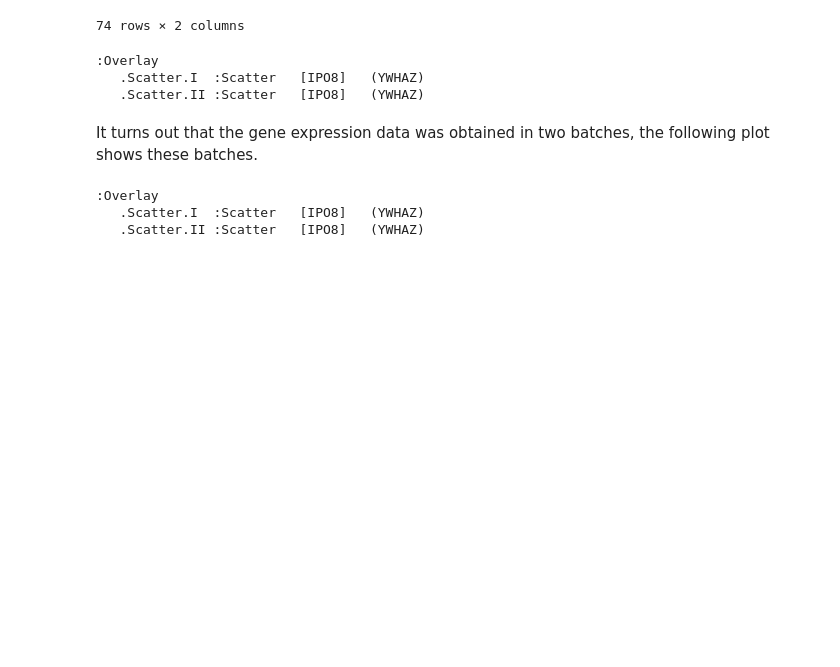
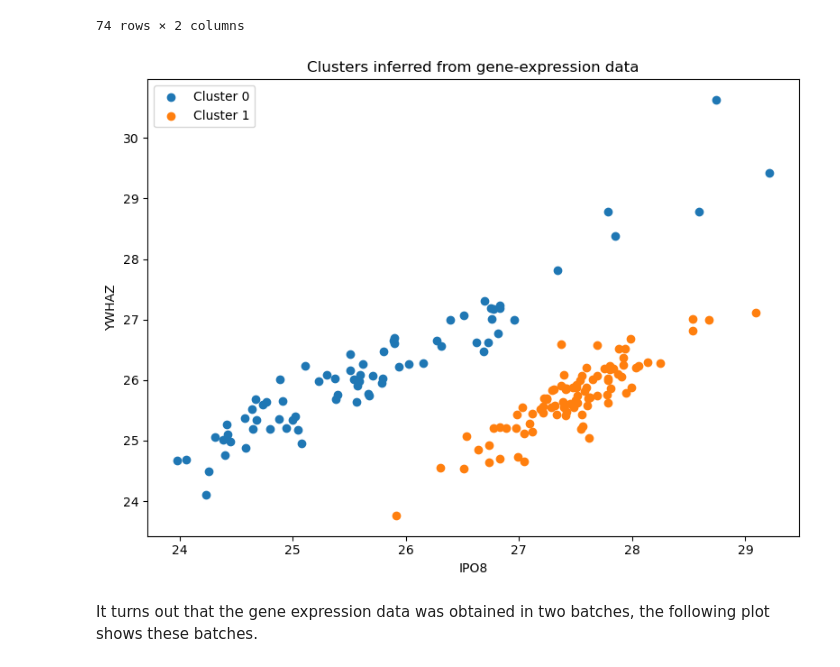
Before and after one commit to gjbex/Machine-learning-with-Python, a Jupyter notebook: source-code/scikit-learn/analysis.ipynb, the cells around one changed output. Drawn from its saved outputs; the diff is of its cells as text; code cells hidden in the pictures; blank space fills up the shorter version.

```diff
--- a/source-code/scikit-learn/analysis.ipynb
+++ b/source-code/scikit-learn/analysis.ipynb
@@ -83,16 +74,25 @@ for i in range(2):
-# %%
-cluster[0] * cluster[1]
-# %% [output]
-:Overlay
-   .Scatter.I  :Scatter   [IPO8]   (YWHAZ)
-   .Scatter.II :Scatter   [IPO8]   (YWHAZ)
+# %%
+clusters = [
+    genes[ward_estimator.labels_ == cluster_id]
+    for cluster_id in range(2)
+]
+# %%
+figure, axis = plt.subplots(figsize=(8, 6))
+for cluster_id, members in enumerate(clusters):
+    axis.scatter(
+        members['IPO8'],
+        members['YWHAZ'],
+        label=f'Cluster {cluster_id}',
+    )
+axis.set(
+    xlabel='IPO8',
+    ylabel='YWHAZ',
+    title='Clusters inferred from gene-expression data',
+)
+axis.legend()
+figure.tight_layout()
+plt.show()
+# %% [output]
+[figure, added]
 # %% [markdown]
 It turns out that the gene expression data was obtained in two batches, the following plot shows these batches.
-# %%
-plot_batch1 = hv.Scatter(genes[data['ID'] < 601])
-plot_batch2 = hv.Scatter(genes[data['ID'] >= 601])
-plot_batch2 * plot_batch1
-# %% [output]
-:Overlay
-   .Scatter.I  :Scatter   [IPO8]   (YWHAZ)
-   .Scatter.II :Scatter   [IPO8]   (YWHAZ)
```
Also changed, not shown: parts of 5 cells of this notebook, 3 other files.
